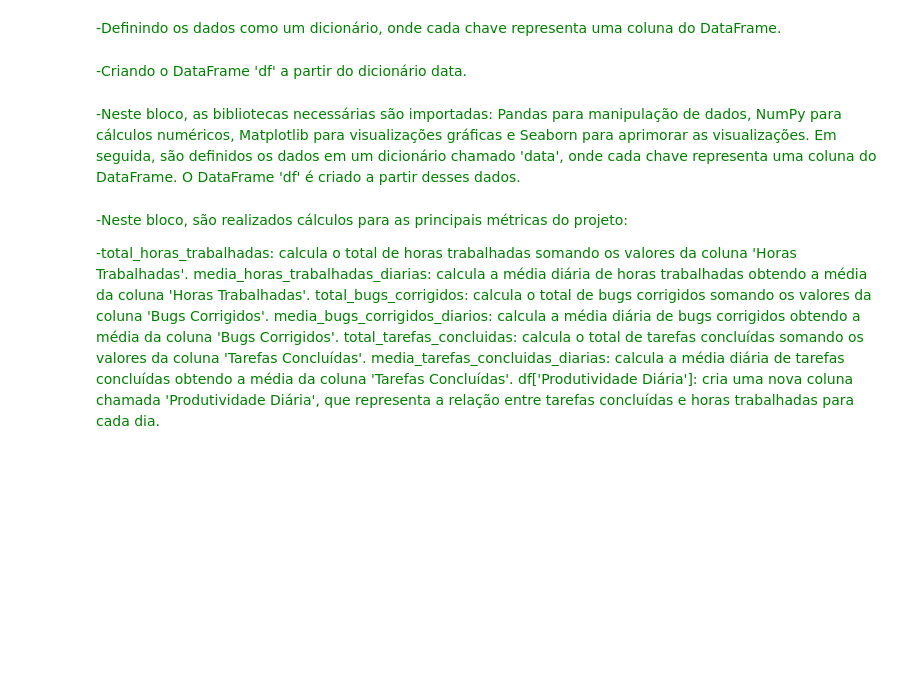
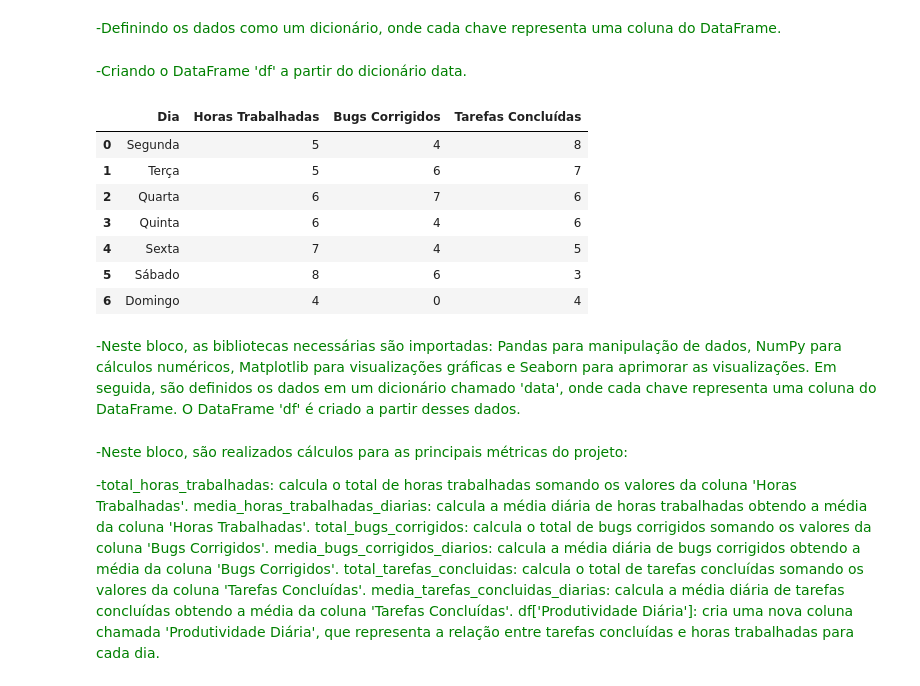
Before and after one commit to WedsonTavares/Projeto_Individual_M4, a Jupyter notebook: Projeto_Individual.ipynb, the cells around one changed output. Drawn from its saved outputs; the diff is of its cells as text; code cells hidden in the pictures; blank space fills up the shorter version.

```diff
--- a/Projeto_Individual.ipynb
+++ b/Projeto_Individual.ipynb
@@ -20,6 +20,16 @@ data = {
 <font color = green> -Criando o DataFrame 'df' a partir do dicionário data.
 # %%
 df = pd.DataFrame(data)
+df
+# %% [output]
+|  | Dia | Horas Trabalhadas | Bugs Corrigidos | Tarefas Concluídas |
+| 0 | Segunda | 5 | 4 | 8 |
+| 1 | Terça | 5 | 6 | 7 |
+| 2 | Quarta | 6 | 7 | 6 |
+| 3 | Quinta | 6 | 4 | 6 |
+| 4 | Sexta | 7 | 4 | 5 |
+| 5 | Sábado | 8 | 6 | 3 |
+| 6 | Domingo | 4 | 0 | 4 |
 # %% [markdown]
 <font color = green> -Neste bloco, as bibliotecas necessárias são importadas: Pandas para manipulação de dados, NumPy para cálculos numéricos, Matplotlib para visualizações gráficas e Seaborn para aprimorar as visualizações. Em seguida, são definidos os dados em um dicionário chamado 'data', onde cada chave representa uma coluna do DataFrame. O DataFrame 'df' é criado a partir desses dados.
 # %%
```
